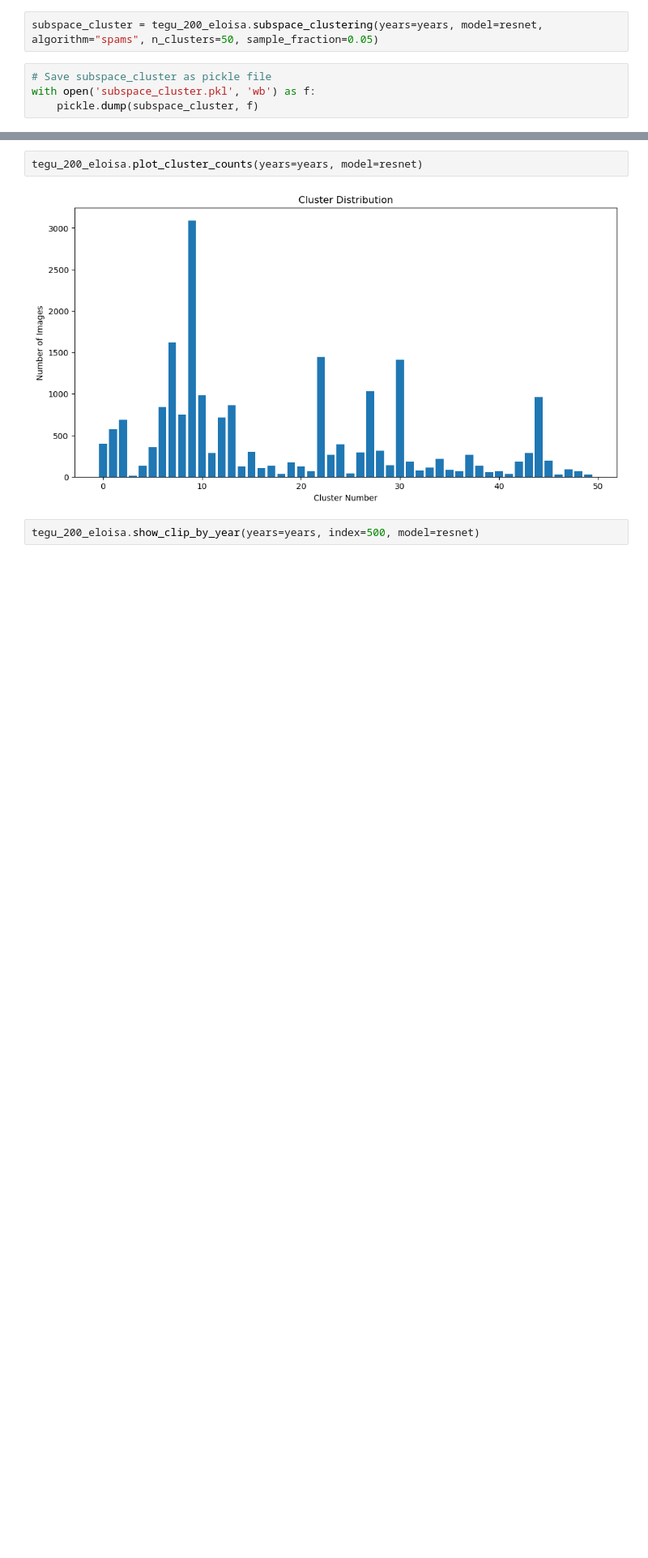
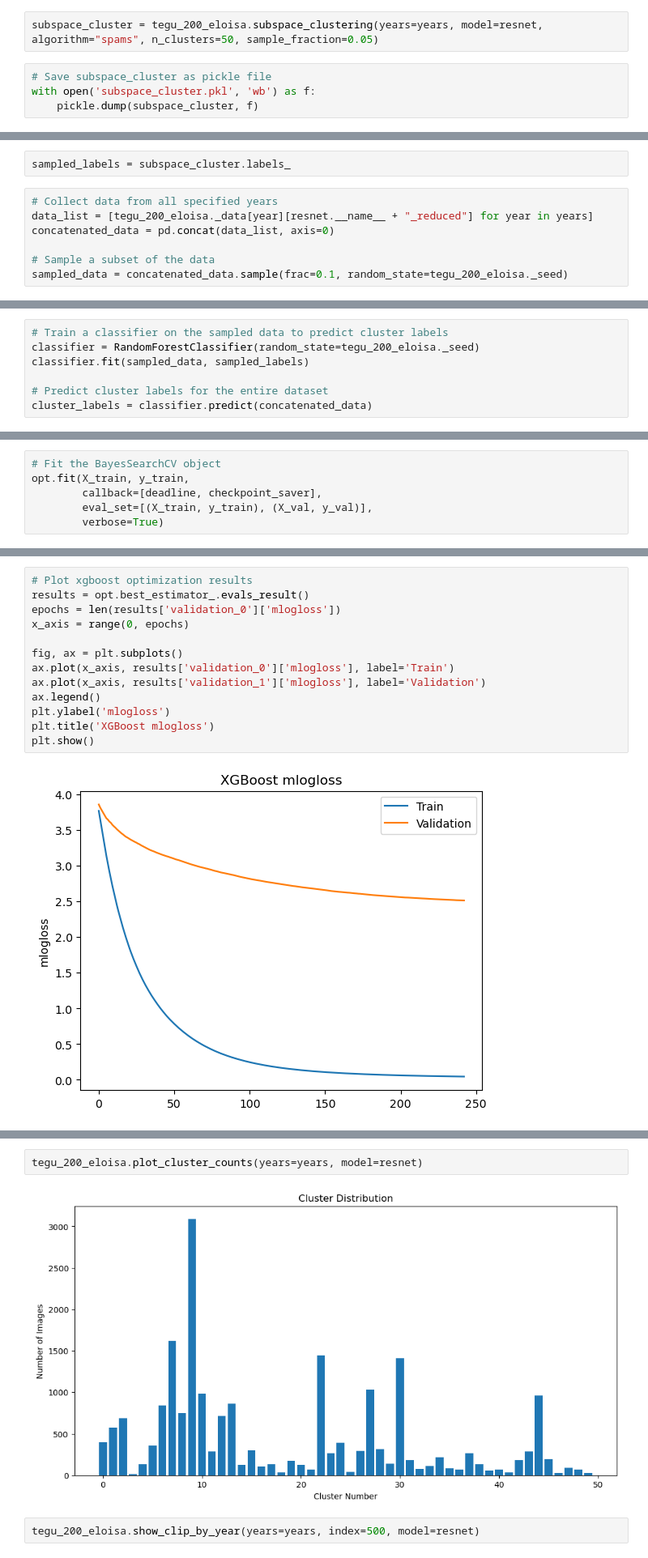
Before and after one commit to JuanesLamilla/TemporalClusterNet, a Jupyter notebook: subspace_testing.ipynb, the cells around one changed output, grey strips where cells are left out. Shown at 81% size. Saved outputs shown, nothing was run; the diff lists cells and outputs as text; blank space fills up the shorter version.

Commit message:
Bayesian Optimization on XGBoost Algo

```diff
--- a/subspace_testing.ipynb
+++ b/subspace_testing.ipynb
@@ -113,0 +95,9 @@ array([12, 38, 37,  3, 27, 31, 31, 40, 23, 24,  8, 33,  6,  6, 34, 22, 35,
+# %%
+sampled_labels = subspace_cluster.labels_
+# %%
+# Collect data from all specified years
+data_list = [tegu_200_eloisa._data[year][resnet.__name__ + "_reduced"] for year in years]
+concatenated_data = pd.concat(data_list, axis=0)
+
+# Sample a subset of the data
+sampled_data = concatenated_data.sample(frac=0.1, random_state=tegu_200_eloisa._seed)
@@ -113,0 +123,7 @@ array([12, 38, 37,  3, 27, 31, 31, 40, 23, 24,  8, 33,  6,  6, 34, 22, 35,
+# %%
+# Train a classifier on the sampled data to predict cluster labels
+classifier = RandomForestClassifier(random_state=tegu_200_eloisa._seed)
+classifier.fit(sampled_data, sampled_labels)
+
+# Predict cluster labels for the entire dataset
+cluster_labels = classifier.predict(concatenated_data)
@@ -113,0 +173,6 @@ array([12, 38, 37,  3, 27, 31, 31, 40, 23, 24,  8, 33,  6,  6, 34, 22, 35,
+# %%
+# Fit the BayesSearchCV object
+opt.fit(X_train, y_train,
+        callback=[deadline, checkpoint_saver],
+        eval_set=[(X_train, y_train), (X_val, y_val)],
+        verbose=True)
@@ -113,0 +227,15 @@ array([12, 38, 37,  3, 27, 31, 31, 40, 23, 24,  8, 33,  6,  6, 34, 22, 35,
+# %%
+# Plot xgboost optimization results
+results = opt.best_estimator_.evals_result()
+epochs = len(results['validation_0']['mlogloss'])
+x_axis = range(0, epochs)
+
+fig, ax = plt.subplots()
+ax.plot(x_axis, results['validation_0']['mlogloss'], label='Train')
+ax.plot(x_axis, results['validation_1']['mlogloss'], label='Validation')
+ax.legend()
+plt.ylabel('mlogloss')
+plt.title('XGBoost mlogloss')
+plt.show()
+# %% [output]
+[figure, added]
```
Also changed, not shown: parts of 16 cells of this notebook.
